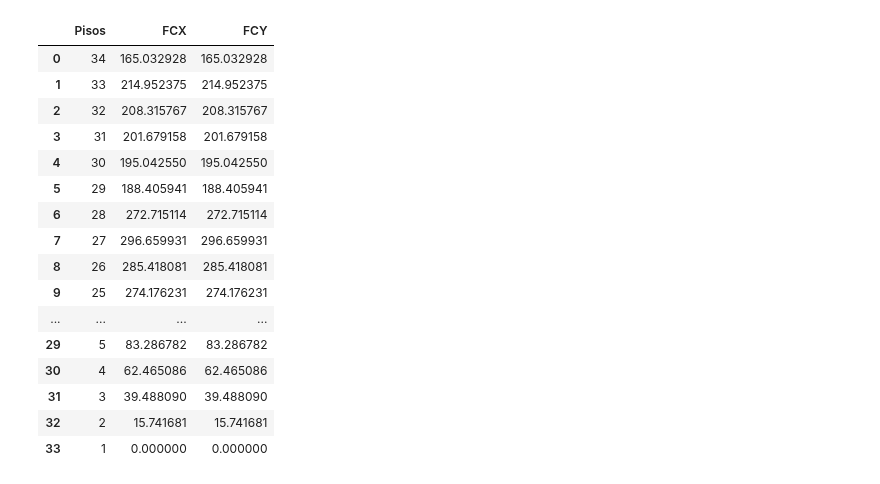
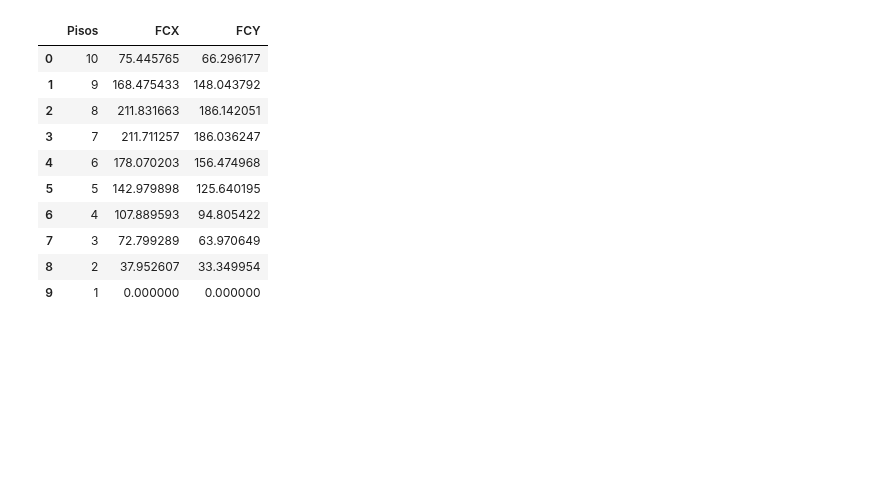
Before and after one commit to NicoJat/Main-codes, a Jupyter notebook: Diseño_Sismoresistente/Graficadores_ETABS/Graficadores/Fuerzas_piso.ipynb, the cells around one changed output. Saved outputs shown, nothing was run; the diff lists cells and outputs as text; code cells hidden in the pictures; blank space fills up the shorter version.

```diff
--- a/Diseño_Sismoresistente/Graficadores_ETABS/Graficadores/Fuerzas_piso.ipynb
+++ b/Diseño_Sismoresistente/Graficadores_ETABS/Graficadores/Fuerzas_piso.ipynb
@@ -3,52 +3,46 @@ import pandas as pd
 import numpy as np
 import matplotlib.pyplot as plt
 
 # Load the Excel file into a DataFrame
-file_path_X = '../Resultados_Excel/Fuerzas_X.xlsx'  # Replace with your file path
-file_path_Y = '../Resultados_Excel/Fuerzas_Y.xlsx'  # Replace with your file path
+file_path_X = '../Resultados_Excel_P1/Fuerzas_X.xlsx'  # Replace with your file path
+file_path_Y = '../Resultados_Excel_P1/Fuerzas_Y.xlsx'  # Replace with your file path
 sheet_name = 'Story Response'  # Replace with your sheet name if different
 
 # Load the data into a DataFrame
 data_X = pd.read_excel(file_path_X, sheet_name=sheet_name, header=1)
 data_Y = pd.read_excel(file_path_Y, sheet_name=sheet_name, header=1)
 
 # Assuming your data has 'Node' and 'Displacement' columns
 # Replace these column names with your actual column names
 FCX = data_X['X-Dir']
 FCX = [float(item) for item in FCX[1:]]
 FCY = data_Y['Y-Dir']
 FCY = [float(item) for item in FCY[1:]]
 
-Pisos = np.arange(34, 0, -1)
+Pisos = np.arange(10, 0, -1)
 #Pisos = [str(node) for node in Pisos]
 Pisos = [int(item) for item in Pisos]
 
 data = {
     'Pisos': Pisos,
     'FCX': FCX,
     'FCY': FCY
 }
 
 df = pd.DataFrame(data)
 display(df)
 # %% [output]
 |  | Pisos | FCX | FCY |
-| 0 | 34 | 165.032928 | 165.032928 |
-| 1 | 33 | 214.952375 | 214.952375 |
-| 2 | 32 | 208.315767 | 208.315767 |
-| 3 | 31 | 201.679158 | 201.679158 |
-| 4 | 30 | 195.042550 | 195.042550 |
-| 5 | 29 | 188.405941 | 188.405941 |
-| 6 | 28 | 272.715114 | 272.715114 |
-| 7 | 27 | 296.659931 | 296.659931 |
-| 8 | 26 | 285.418081 | 285.418081 |
-| 9 | 25 | 274.176231 | 274.176231 |
-| ... | ... | ... | ... |
-| 29 | 5 | 83.286782 | 83.286782 |
-| 30 | 4 | 62.465086 | 62.465086 |
-| 31 | 3 | 39.488090 | 39.488090 |
-| 32 | 2 | 15.741681 | 15.741681 |
-| 33 | 1 | 0.000000 | 0.000000 |
+| 0 | 10 | 75.445765 | 66.296177 |
+| 1 | 9 | 168.475433 | 148.043792 |
+| 2 | 8 | 211.831663 | 186.142051 |
+| 3 | 7 | 211.711257 | 186.036247 |
+| 4 | 6 | 178.070203 | 156.474968 |
+| 5 | 5 | 142.979898 | 125.640195 |
+| 6 | 4 | 107.889593 | 94.805422 |
+| 7 | 3 | 72.799289 | 63.970649 |
+| 8 | 2 | 37.952607 | 33.349954 |
+| 9 | 1 | 0.000000 | 0.000000 |
 # %%
 FCX_array = np.array(FCX)
 # Plotting the forces as arrows
```
Also changed, not shown: parts of 2 cells of this notebook, 15 other files.
